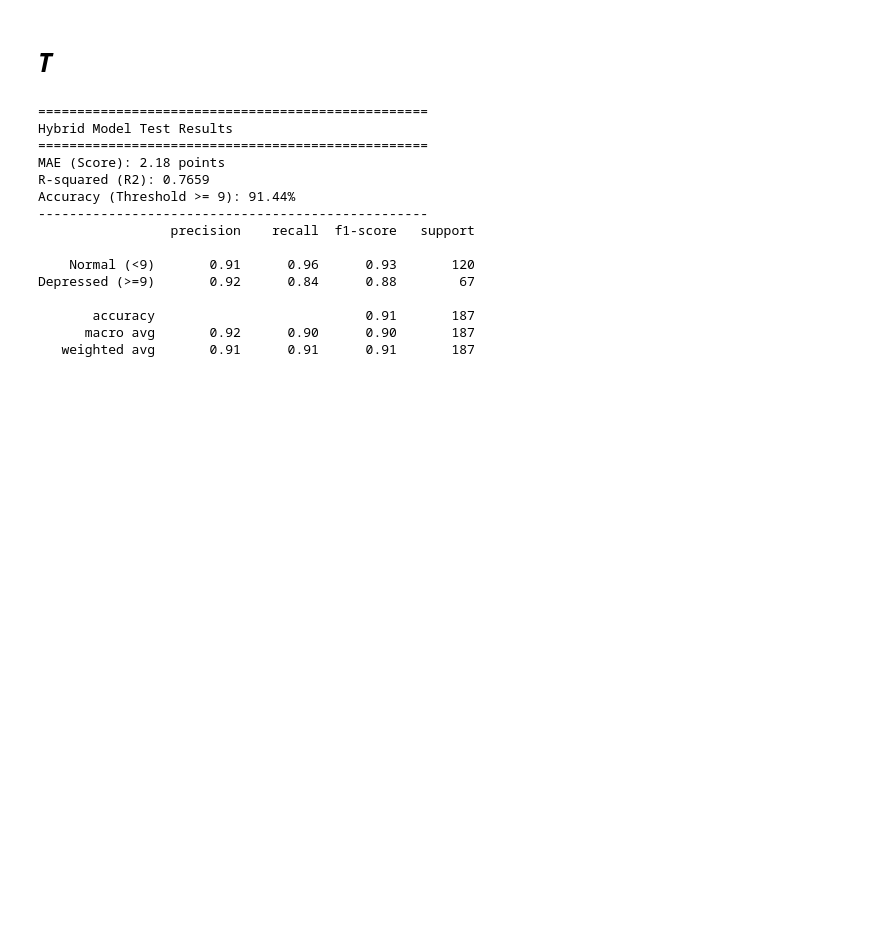
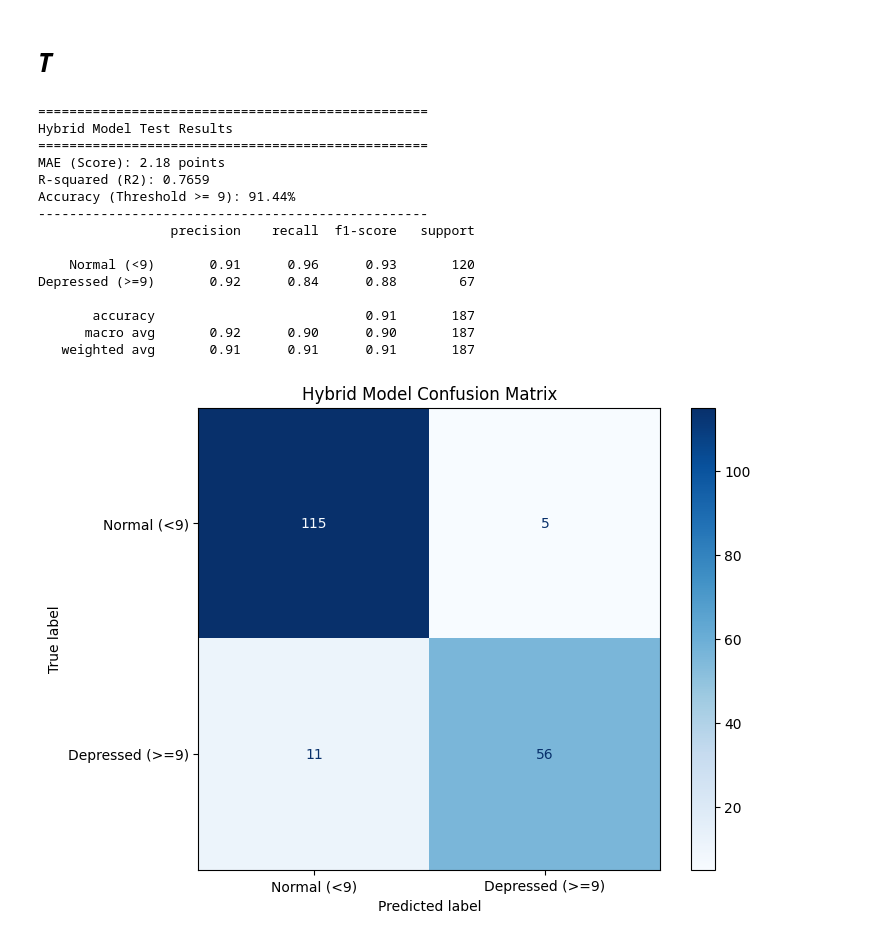
Before and after one commit to TheraMind-Project-Team/Psychologist-Project-AI, a Jupyter notebook: Hypired_text&audioipynb.ipynb, the cells around one changed output. Saved outputs shown, nothing was run; the diff lists cells and outputs as text; code cells hidden in the pictures; blank space fills up the shorter version.

```diff
--- a/Hypired_text&audioipynb.ipynb
+++ b/Hypired_text&audioipynb.ipynb
@@ -130,3 +131,20 @@ Depressed (>=9)       0.92      0.84      0.88        67
        accuracy                           0.91       187
       macro avg       0.92      0.90      0.90       187
    weighted avg       0.91      0.91      0.91       187
+# %%
+import matplotlib.pyplot as plt
+
+cm = confusion_matrix(y_true_binary, y_pred_binary)
+
+labels = ['Normal (<9)', 'Depressed (>=9)']
+disp = ConfusionMatrixDisplay(confusion_matrix=cm, display_labels=labels)
+
+fig, ax = plt.subplots(figsize=(8, 6), dpi=100)
+
+
+disp.plot(cmap='Blues', ax=ax, values_format='d')
+
+plt.title('Hybrid Model Confusion Matrix')
+plt.show()
+# %% [output]
+[figure, added]
```
Also changed, not shown: parts of 2 cells of this notebook.
